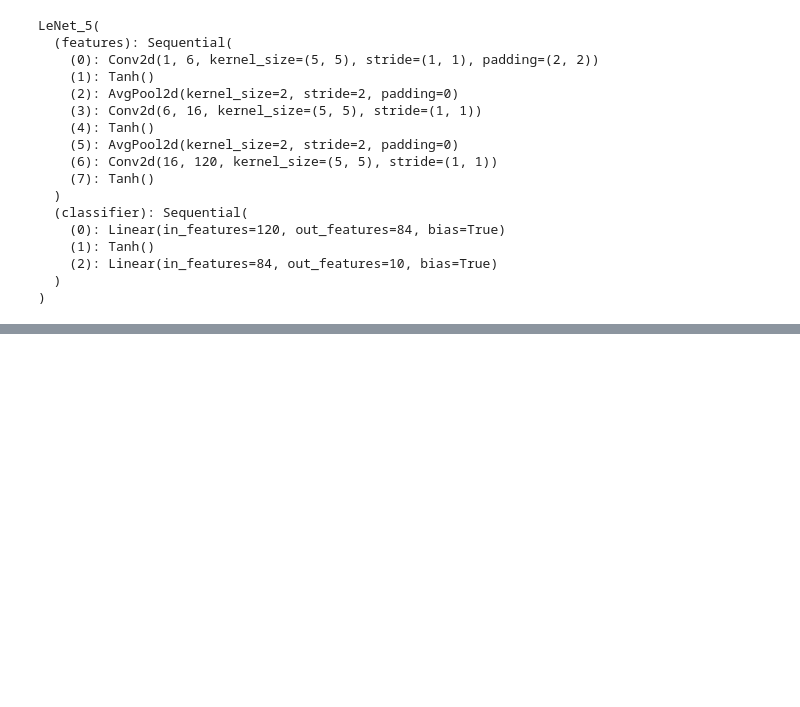
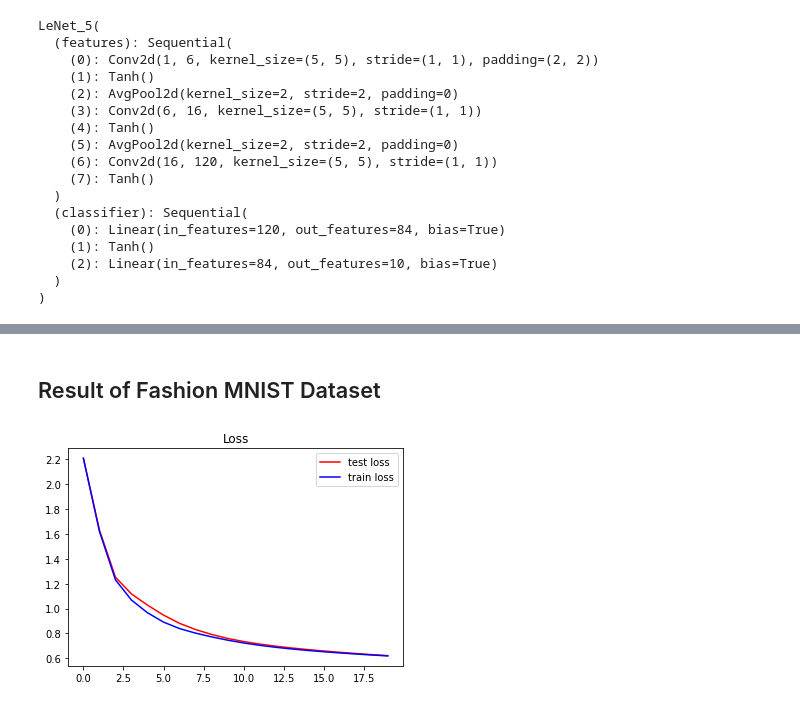
Before and after one commit to Kchanghun/Deeplearning_Basic, a Jupyter notebook: Torch/Model/LeNet_5.ipynb, the cells around one changed output, grey strips where cells are left out. Saved outputs shown, nothing was run; the diff lists cells and outputs as text; code cells hidden in the pictures; blank space fills up the shorter version.

```diff
--- a/Torch/Model/LeNet_5.ipynb
+++ b/Torch/Model/LeNet_5.ipynb
@@ -173,0 +176,10 @@ plt.show()
+# %% [markdown]
+## Result of Fashion MNIST Dataset
+# %%
+plt.title('Loss')
+plt.plot(test_loss,'-r',label='test loss')
+plt.plot(train_loss,'-b',label='train loss')
+plt.legend()
+plt.show()
+# %% [output]
+[figure, added]
```
Also changed, not shown: parts of 6 cells of this notebook.
